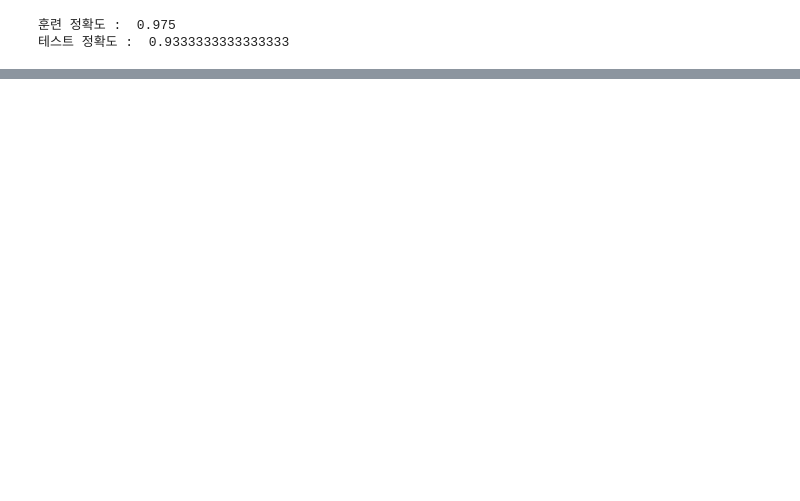
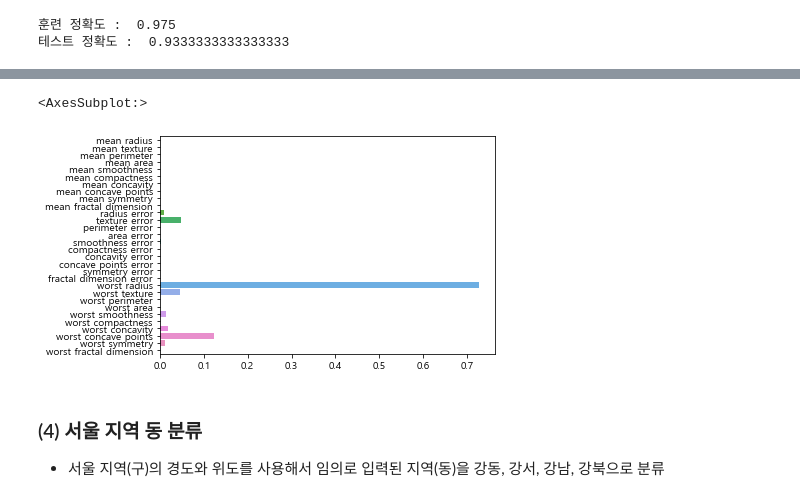
Before and after one commit to NikeLee/pythonwork, a Jupyter notebook: ai/3_의사결정트리.ipynb, the cells around one changed output, grey strips where cells are left out. Drawn from its saved outputs; the diff is of its cells as text; code cells hidden in the pictures; blank space fills up the shorter version.

```diff
--- a/ai/3_의사결정트리.ipynb
+++ b/ai/3_의사결정트리.ipynb
@@ -151,0 +201,7 @@ graphviz.Source(f.read())
+# %%
+cancer = load_breast_cancer()
+
+X_train, X_test, y_train, y_test = train_test_split(cancer.data, cancer.target, random_state=42,
+                                                   stratify=cancer.target)
+# %%
+tree = DecisionTreeClassifier(random_state=0, max_depth=4).fit(X_train, y_train)
@@ -151,0 +246,9 @@ graphviz.Source(f.read())
+# %%
+sns.barplot(x=tree.feature_importances_, y=cancer.feature_names)
+# %% [output]
+<AxesSubplot:>
+[figure, added]
+# %% [markdown]
+### (4) 서울 지역 동 분류
+
++ 서울 지역(구)의 경도와 위도를 사용해서 임의로 입력된 지역(동)을 강동, 강서, 강남, 강북으로 분류
```
Also changed, not shown: parts of 32 cells of this notebook.
